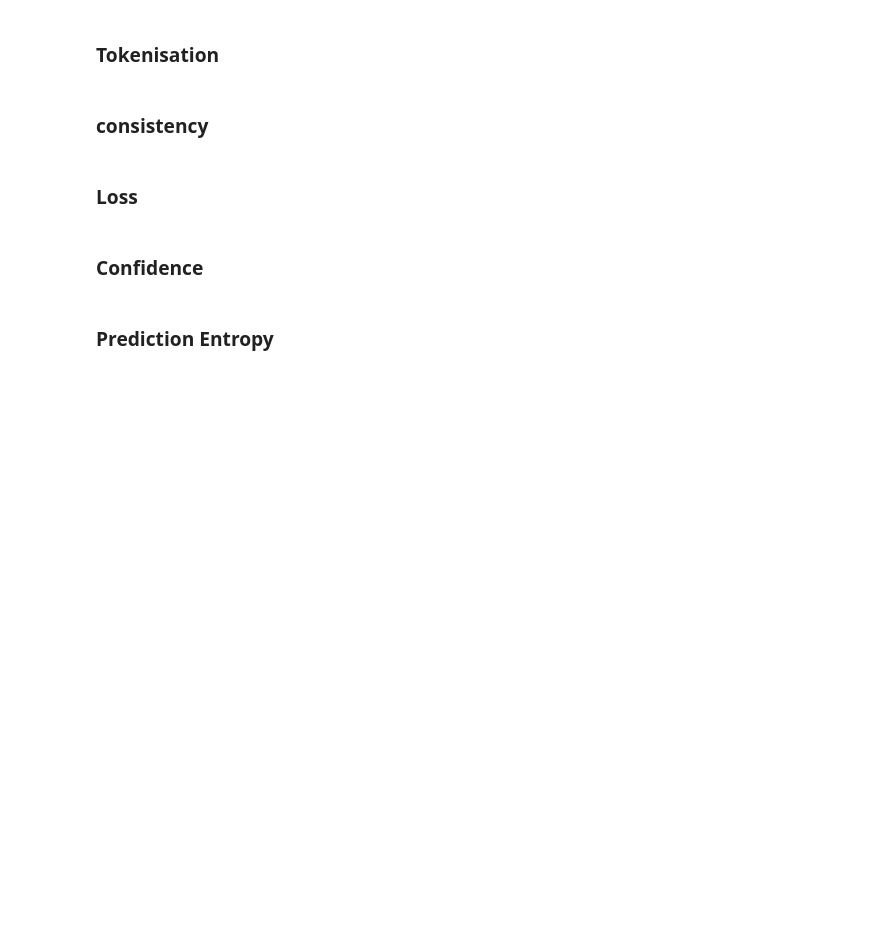
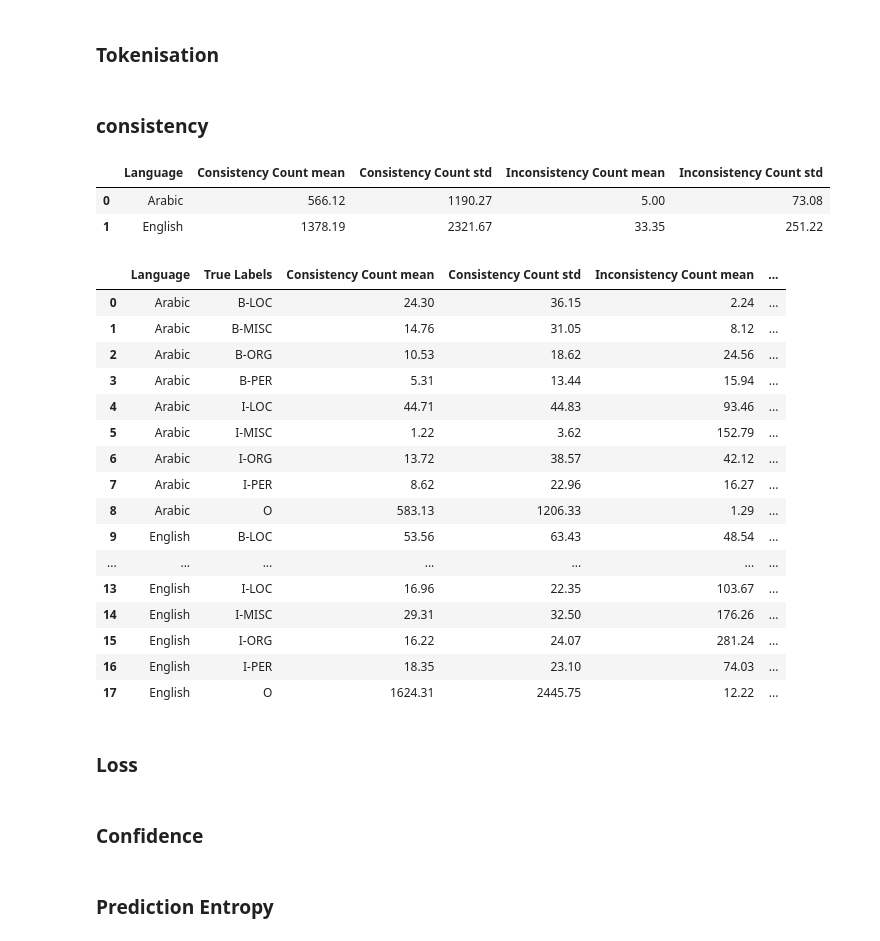
Before and after one commit to ay94/deformar-dashboard, a Jupyter notebook: notebooks/analysis/joint_analysis-ANERCorp.ipynb, the cells around one changed output. Cells and saved outputs as stored; diff of their text form; code cells hidden in the pictures; blank space fills up the shorter version.

Commit message:
paper analysis

```diff
--- a/notebooks/analysis/joint_analysis-ANERCorp.ipynb
+++ b/notebooks/analysis/joint_analysis-ANERCorp.ipynb
@@ -201,6 +201,19 @@ class BaseAnalysis:
 
     def plot_entity_level(self, summary_long_df, metric_label, title, height):
         """Generate a bar plot for entity-based (NER tag) analysis."""
+        color_map = {
+            "B-LOC": "darkgreen",
+            "B-PERS": "deepskyblue",
+            "B-PER": "deepskyblue",
+            "B-ORG": "darkcyan",
+            "B-MISC": "palevioletred",
+            "I-LOC": "yellowgreen",
+            "I-PERS": "lightblue",
+            "I-PER": "lightblue",
+            "I-ORG": "cyan",
+            "I-MISC": "violet",
+            "O": "saddlebrown",
+        }
         fig = px.bar(
             summary_long_df,
             x="True Labels",
@@ -212,6 +225,7 @@ class BaseAnalysis:
             title=title,
             labels={"Mean Value": "Average Score", metric_label: "Metrics"},
             height=height,
+            color_discrete_map=color_map,
             facet_row_spacing=0.0001,
         )
 
@@ -818,9 +971,31 @@ variable_analysis.analyze_entity_level()  # Entity-level ambiguity analysis
 # %%
+
 variable_analysis = ConsistencyAnalysis(dash_data)
-variable_analysis.analyze_high_level()
+# variable_analysis.analyze_high_level()
 variable_analysis.generate_high_level_table()
 variable_analysis.analyze_entity_level()
 variable_analysis.generate_entity_level_table()
+# %% [output]
+|  | Language | Consistency Count mean | Consistency Count std | Inconsistency Count mean | Inconsistency Count std |
+| 0 | Arabic | 566.12 | 1190.27 | 5.00 | 73.08 |
+| 1 | English | 1378.19 | 2321.67 | 33.35 | 251.22 |
+|  | Language | True Labels | Consistency Count mean | Consistency Count std | Inconsistency Count mean | ... |
+| 0 | Arabic | B-LOC | 24.30 | 36.15 | 2.24 | ... |
+| 1 | Arabic | B-MISC | 14.76 | 31.05 | 8.12 | ... |
+| 2 | Arabic | B-ORG | 10.53 | 18.62 | 24.56 | ... |
+| 3 | Arabic | B-PER | 5.31 | 13.44 | 15.94 | ... |
+| 4 | Arabic | I-LOC | 44.71 | 44.83 | 93.46 | ... |
+| 5 | Arabic | I-MISC | 1.22 | 3.62 | 152.79 | ... |
+| 6 | Arabic | I-ORG | 13.72 | 38.57 | 42.12 | ... |
+| 7 | Arabic | I-PER | 8.62 | 22.96 | 16.27 | ... |
+| 8 | Arabic | O | 583.13 | 1206.33 | 1.29 | ... |
+| 9 | English | B-LOC | 53.56 | 63.43 | 48.54 | ... |
+| ... | ... | ... | ... | ... | ... | ... |
+| 13 | English | I-LOC | 16.96 | 22.35 | 103.67 | ... |
+| 14 | English | I-MISC | 29.31 | 32.50 | 176.26 | ... |
+| 15 | English | I-ORG | 16.22 | 24.07 | 281.24 | ... |
+| 16 | English | I-PER | 18.35 | 23.10 | 74.03 | ... |
+| 17 | English | O | 1624.31 | 2445.75 | 12.22 | ... |
 # %% [markdown]
 ### Loss
 # %%
```
Also changed, not shown: parts of 20 cells of this notebook, 7 other files.
